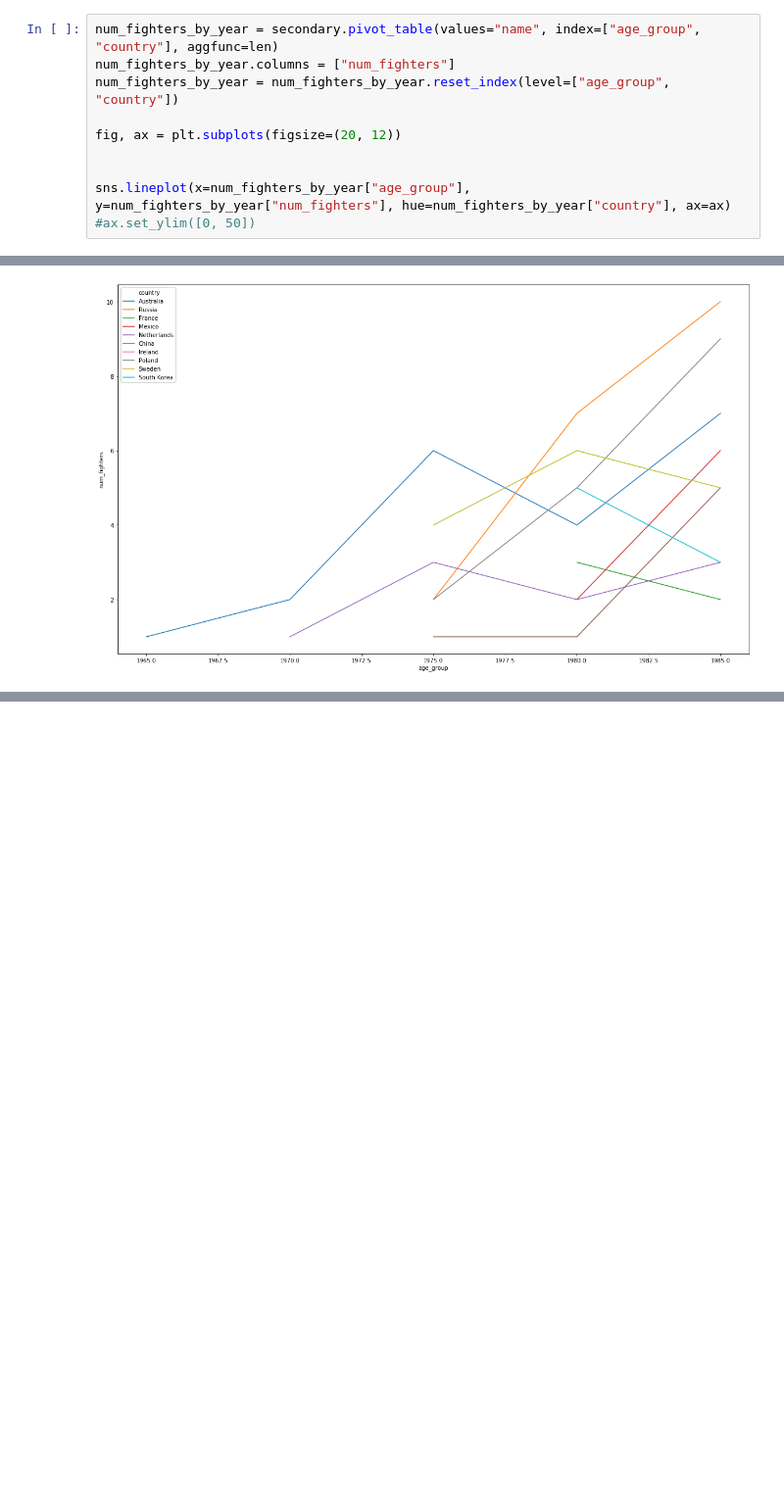
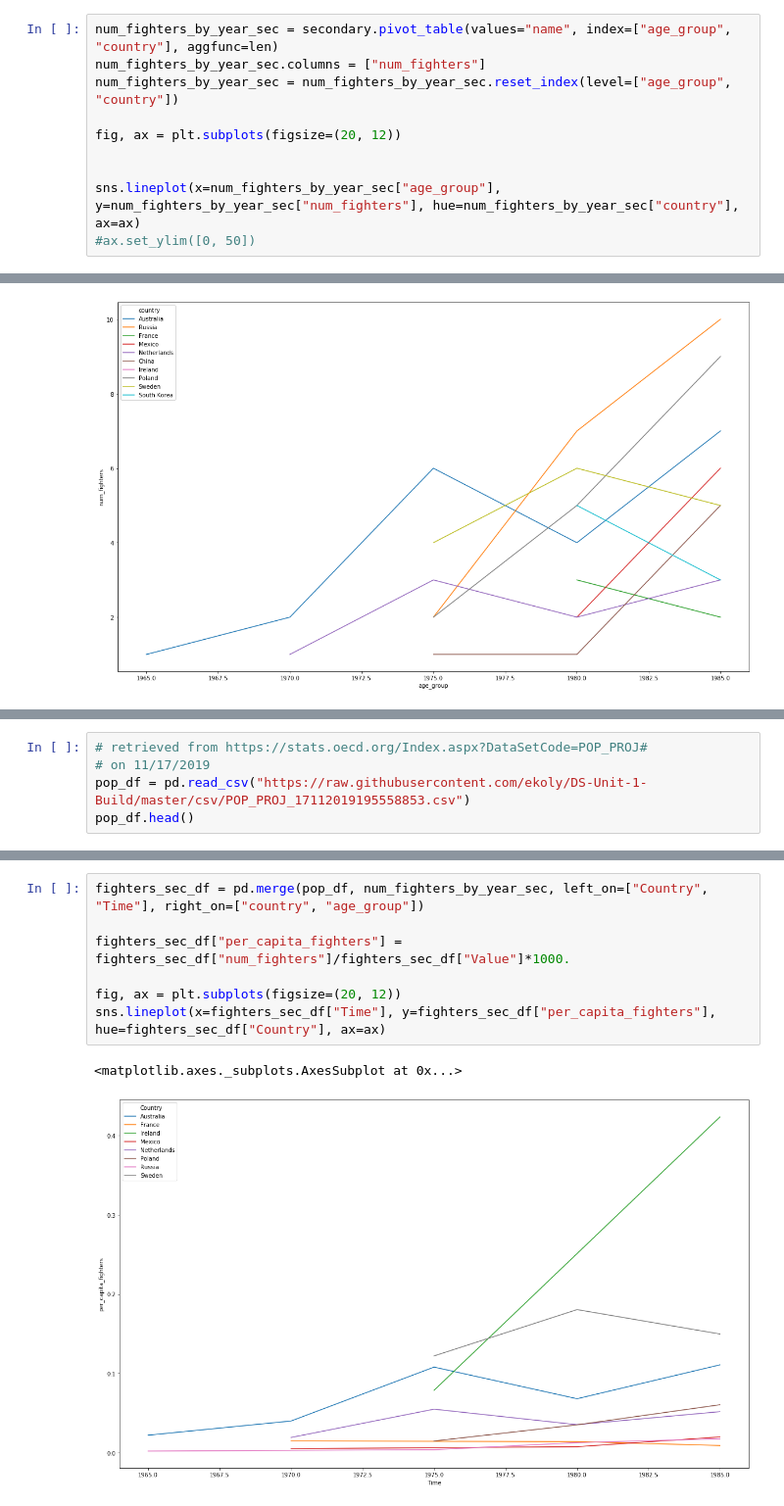
Before and after one commit to ekoly/DS-Unit-1-Build, a Jupyter notebook: ipynb/explore_data.ipynb, the cells around one changed output, grey strips where cells are left out. Shown at 98% size. Cells and saved outputs as stored; diff of their text form; blank space fills up the shorter version.

```diff
--- a/ipynb/explore_data.ipynb
+++ b/ipynb/explore_data.ipynb
@@ -229,14 +239,14 @@ sns.lineplot(x=num_fighters_by_year["age_group"], y=num_fighters_by_year["num_fi
 <matplotlib.axes._subplots.AxesSubplot at 0x...>
 [figure]
 # %%
-num_fighters_by_year = secondary.pivot_table(values="name", index=["age_group", "country"], aggfunc=len)
-num_fighters_by_year.columns = ["num_fighters"]
-num_fighters_by_year = num_fighters_by_year.reset_index(level=["age_group", "country"])
+num_fighters_by_year_sec = secondary.pivot_table(values="name", index=["age_group", "country"], aggfunc=len)
+num_fighters_by_year_sec.columns = ["num_fighters"]
+num_fighters_by_year_sec = num_fighters_by_year_sec.reset_index(level=["age_group", "country"])
 
 fig, ax = plt.subplots(figsize=(20, 12))
 
 
-sns.lineplot(x=num_fighters_by_year["age_group"], y=num_fighters_by_year["num_fighters"], hue=num_fighters_by_year["country"], ax=ax)
+sns.lineplot(x=num_fighters_by_year_sec["age_group"], y=num_fighters_by_year_sec["num_fighters"], hue=num_fighters_by_year_sec["country"], ax=ax)
 #ax.set_ylim([0, 50])
 # %% [output]
 <matplotlib.axes._subplots.AxesSubplot at 0x...>
@@ -243,0 +256,5 @@ sns.lineplot(x=num_fighters_by_year["age_group"], y=num_fighters_by_year["num_fi
+# %%
+# retrieved from https://stats.oecd.org/Index.aspx?DataSetCode=POP_PROJ#
+# on 11/17/2019
+pop_df = pd.read_csv("https://raw.githubusercontent.com/ekoly/DS-Unit-1-Build/master/csv/POP_PROJ_17112019195558853.csv")
+pop_df.head()
@@ -243,0 +351,10 @@ sns.lineplot(x=num_fighters_by_year["age_group"], y=num_fighters_by_year["num_fi
+# %%
+fighters_sec_df = pd.merge(pop_df, num_fighters_by_year_sec, left_on=["Country", "Time"], right_on=["country", "age_group"])
+
+fighters_sec_df["per_capita_fighters"] = fighters_sec_df["num_fighters"]/fighters_sec_df["Value"]*1000.
+
+fig, ax = plt.subplots(figsize=(20, 12))
+sns.lineplot(x=fighters_sec_df["Time"], y=fighters_sec_df["per_capita_fighters"], hue=fighters_sec_df["Country"], ax=ax)
+# %% [output]
+<matplotlib.axes._subplots.AxesSubplot at 0x...>
+[figure, added]
```
Also changed, not shown: parts of 23 cells of this notebook.
